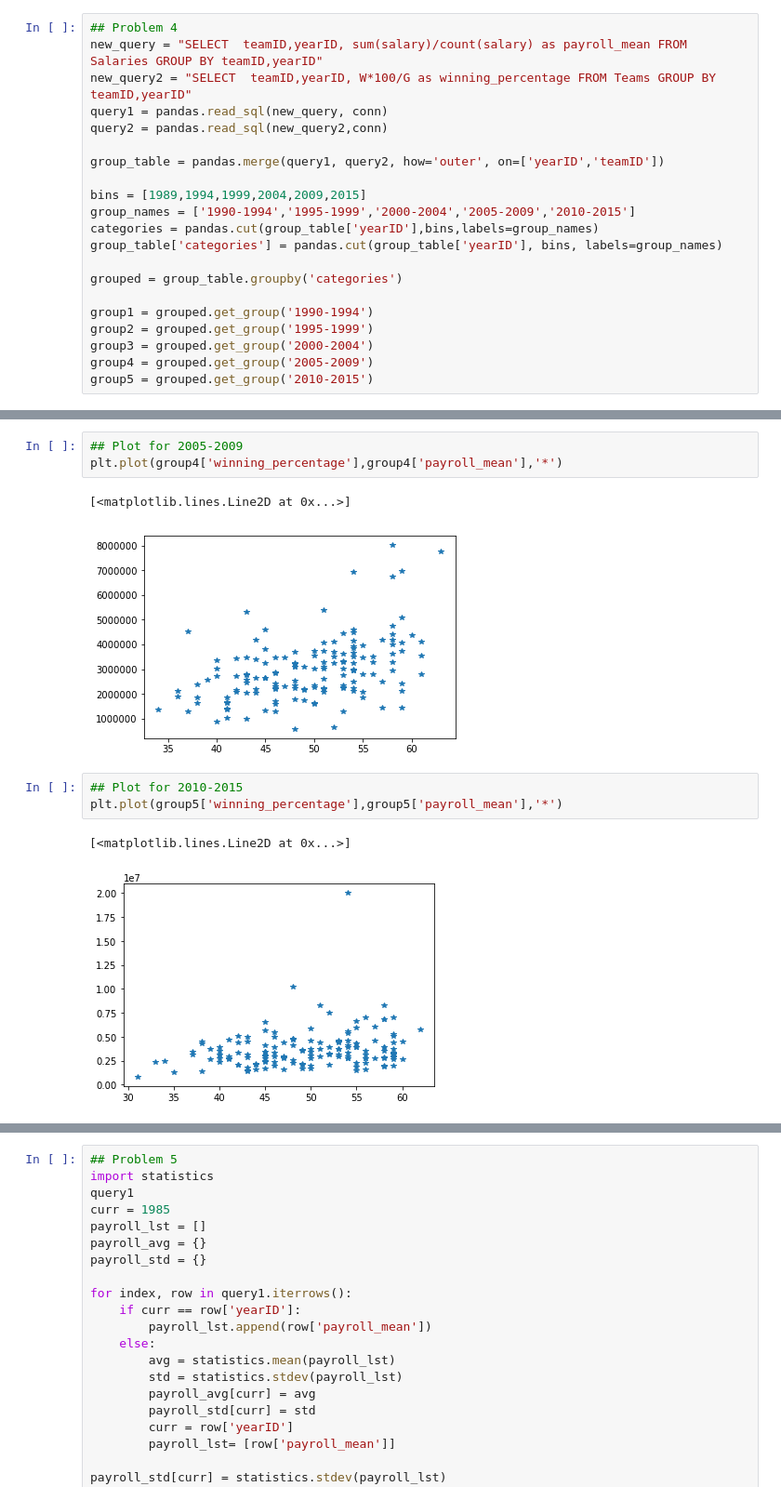
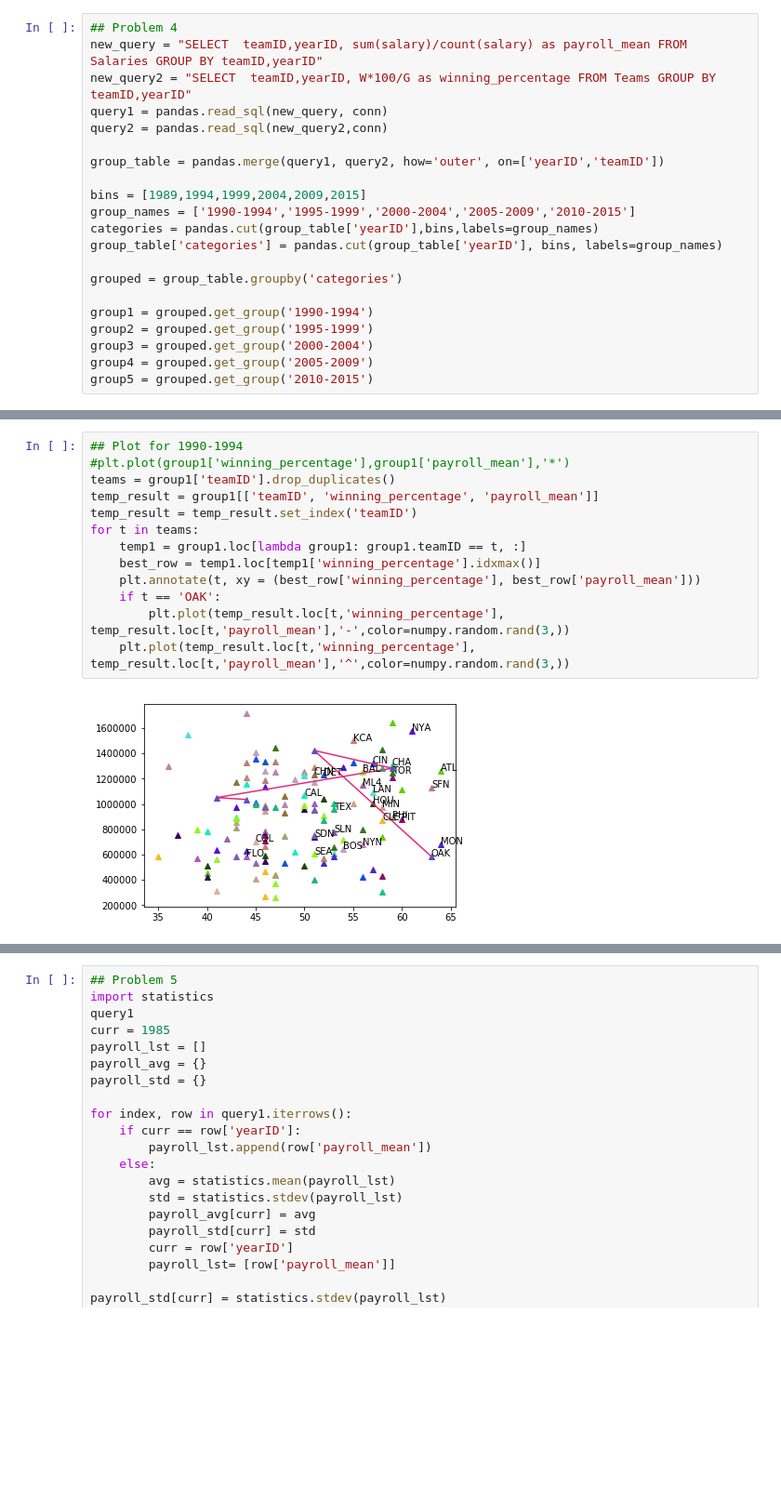
Before and after one commit to mhipona/cmsc320-mhipona, a Jupyter notebook: project2/project2.ipynb, the cells around one changed output, grey strips where cells are left out. Shown at 93% size. Saved outputs shown, nothing was run; the diff lists cells and outputs as text; blank space fills up the shorter version.

```diff
--- a/project2/project2.ipynb
+++ b/project2/project2.ipynb
@@ -116,12 +102,15 @@ plt.plot(group3['winning_percentage'],group3['payroll_mean'],'*')
-# %%
-## Plot for 2005-2009
-plt.plot(group4['winning_percentage'],group4['payroll_mean'],'*')
-# %% [output]
-[<matplotlib.lines.Line2D at 0x...>]
-[figure, removed]
-# %%
-## Plot for 2010-2015
-plt.plot(group5['winning_percentage'],group5['payroll_mean'],'*')
-# %% [output]
-[<matplotlib.lines.Line2D at 0x...>]
-[figure, removed]
+# %%
+## Plot for 1990-1994
+#plt.plot(group1['winning_percentage'],group1['payroll_mean'],'*')
+teams = group1['teamID'].drop_duplicates()
+temp_result = group1[['teamID', 'winning_percentage', 'payroll_mean']]
+temp_result = temp_result.set_index('teamID')
+for t in teams:
+    temp1 = group1.loc[lambda group1: group1.teamID == t, :]
+    best_row = temp1.loc[temp1['winning_percentage'].idxmax()]
+    plt.annotate(t, xy = (best_row['winning_percentage'], best_row['payroll_mean']))
+    if t == 'OAK':
+        plt.plot(temp_result.loc[t,'winning_percentage'], temp_result.loc[t,'payroll_mean'],'-',color=numpy.random.rand(3,))
+    plt.plot(temp_result.loc[t,'winning_percentage'], temp_result.loc[t,'payroll_mean'],'^',color=numpy.random.rand(3,))
+# %% [output]
+[figure, added]
```
Also changed, not shown: parts of 19 cells of this notebook.
